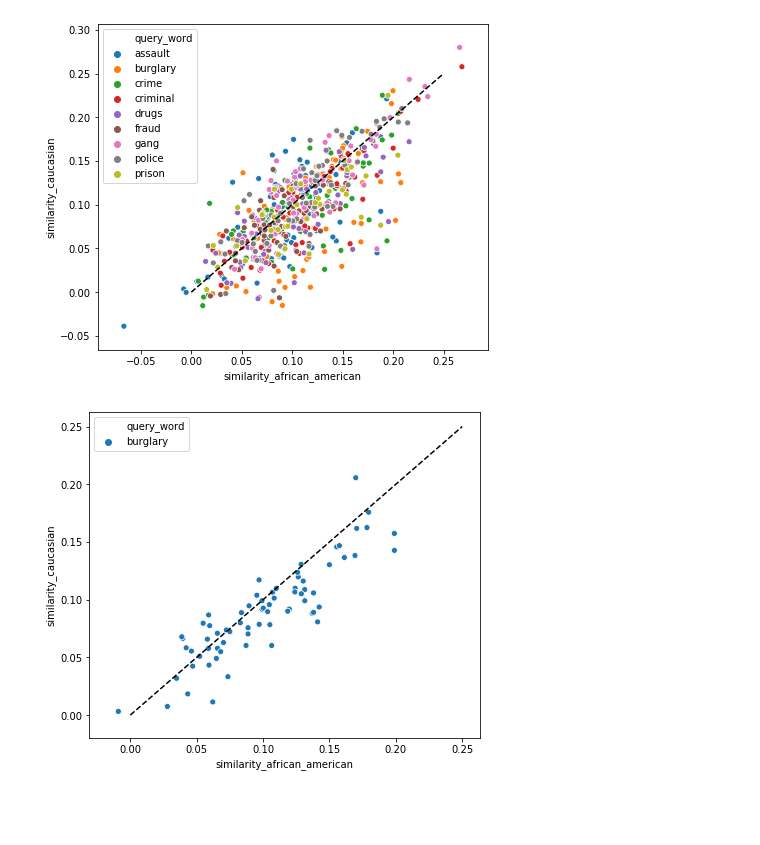
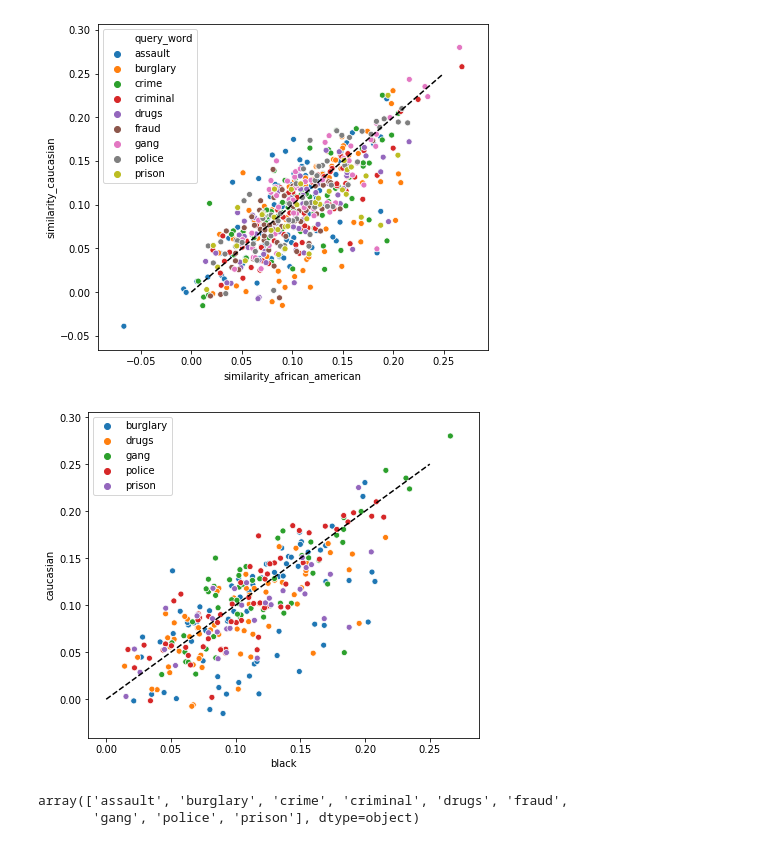
Before and after one commit to SamArgt/BiasWordVec, a Jupyter notebook: racial_stereotyping.ipynb, the cells around one changed output. Drawn from its saved outputs; the diff is of its cells as text; code cells hidden in the pictures; blank space fills up the shorter version.

```diff
--- a/racial_stereotyping.ipynb
+++ b/racial_stereotyping.ipynb
@@ -183,10 +234,20 @@ plt.show()
 # %% [output]
 [figure]
 # %%
-plt.figure(figsize=(7,6))
-sns.scatterplot(x="similarity_african_american", y="similarity_caucasian", hue="query_word",
-                data=crime_lexicon.loc[crime_lexicon.query_word.isin(['burglary'])])
-plt.plot([0,0.25], [0,0.25], c='black', linestyle='--')
+f, ax = plt.subplots(figsize=(7,6))
+sc = sns.scatterplot(x="similarity_african_american", y="similarity_caucasian", hue="query_word",
+                data=crime_lexicon.loc[crime_lexicon.query_word.isin(['burglary', 'police', 'drugs', 'prison', 'gang'])],
+               ax=ax)
+ax.plot([0,0.25], [0,0.25], c='black', linestyle='--')
+ax.set_xlabel('black')
+ax.set_ylabel('caucasian')
+h,l = ax.get_legend_handles_labels()
+plt.legend(h[1:],l[1:])
 plt.show()
 # %% [output]
-[figure, old version]
+[figure, new version]
+# %%
+crime_lexicon.query_word.unique()
+# %% [output]
+array(['assault', 'burglary', 'crime', 'criminal', 'drugs', 'fraud',
+       'gang', 'police', 'prison'], dtype=object)
```
Also changed, not shown: parts of 17 cells of this notebook.
